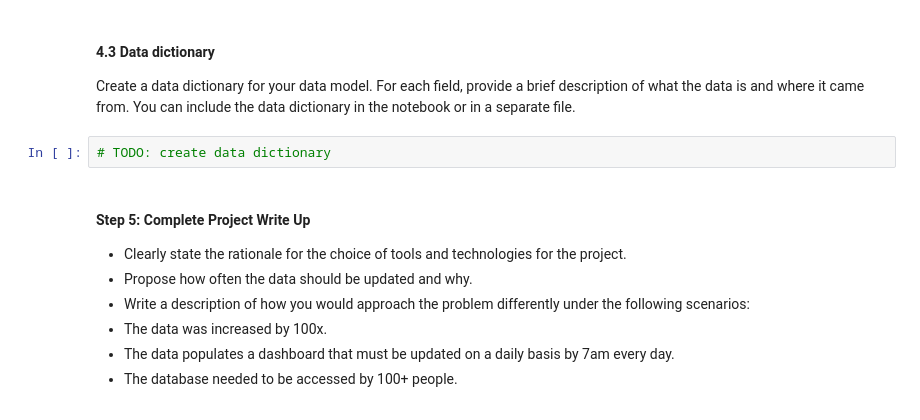
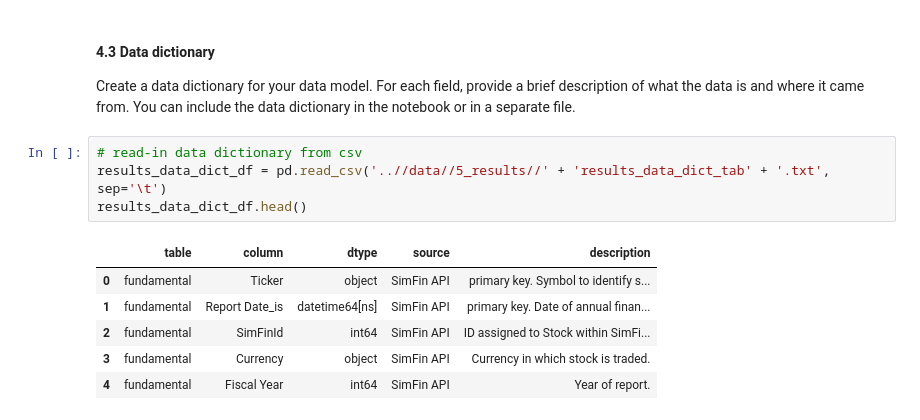
Before and after one commit to bofflord/stock-screener, a Jupyter notebook: src/capstone_stockscreener.ipynb, the cells around one changed output. Cells and saved outputs as stored; diff of their text form.

```diff
--- a/src/capstone_stockscreener.ipynb
+++ b/src/capstone_stockscreener.ipynb
@@ -860,13 +850,14 @@ Wall time: 25.5 s
 # %% [markdown]
 #### 4.3 Data dictionary
 Create a data dictionary for your data model. For each field, provide a brief description of what the data is and where it came from. You can include the data dictionary in the notebook or in a separate file.
-# %%
-# TODO: create data dictionary
-# %% [markdown]
-#### Step 5: Complete Project Write Up
-* Clearly state the rationale for the choice of tools and technologies for the project.
-* Propose how often the data should be updated and why.
-* Write a description of how you would approach the problem differently under the following scenarios:
- * The data was increased by 100x.
- * The data populates a dashboard that must be updated on a daily basis by 7am every day.
- * The database needed to be accessed by 100+ people.
+# %%
+# read-in data dictionary from csv
+results_data_dict_df = pd.read_csv('..//data//5_results//' + 'results_data_dict_tab' + '.txt', sep='\t')
+results_data_dict_df.head()
+# %% [output]
+|  | table | column | dtype | source | description |
+| 0 | fundamental | Ticker | object | SimFin API | primary key. Symbol to identify s... |
+| 1 | fundamental | Report Date_is | datetime64[ns] | SimFin API | primary key. Date of annual finan... |
+| 2 | fundamental | SimFinId | int64 | SimFin API | ID assigned to Stock within SimFi... |
+| 3 | fundamental | Currency | object | SimFin API | Currency in which stock is traded. |
+| 4 | fundamental | Fiscal Year | int64 | SimFin API | Year of report. |
```
Also changed, not shown: parts of 4 cells of this notebook, 11 other files.
